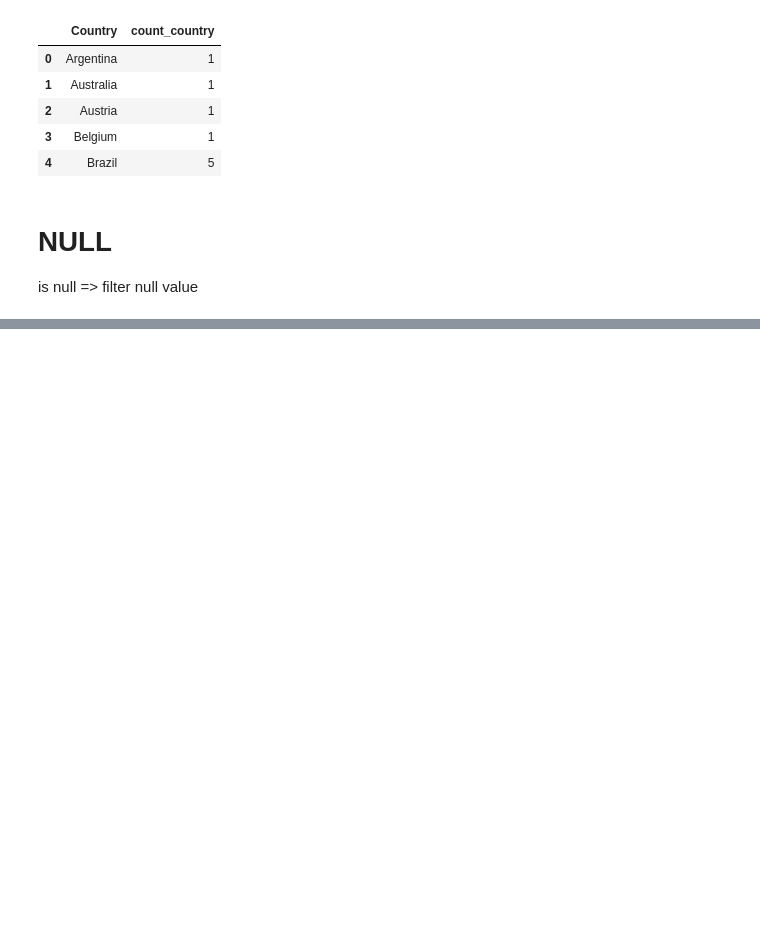
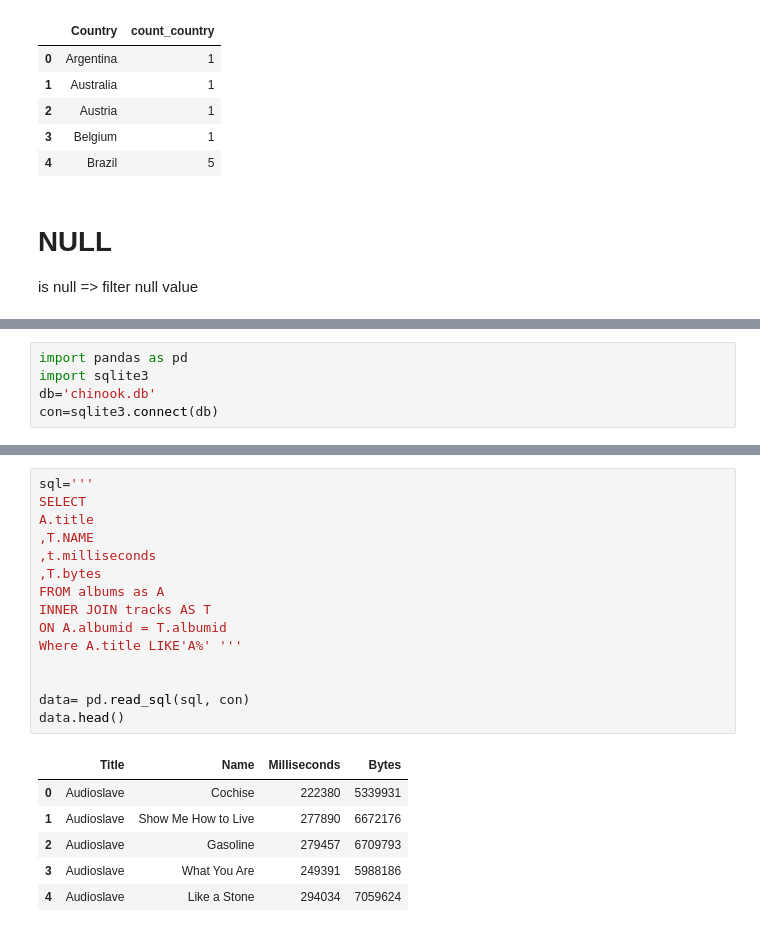
Before and after one commit to Vipoptae/SQL-for-data-analysis, a Jupyter notebook: SQL for data analysis.ipynb, the cells around one changed output, grey strips where cells are left out. Saved outputs shown, nothing was run; the diff lists cells and outputs as text; blank space fills up the shorter version.

```diff
--- a/SQL for data analysis.ipynb
+++ b/SQL for data analysis.ipynb
@@ -356,3 +356,8 @@ data.head()
 | 2 | 5 | František | Wichterlová | JetBrains s.r.o. | Klanova 9/506 | Prague | None | Czech Republic | 14700 | +420 2 4172 5555 | ... |
 | 3 | 6 | Helena | Holý | None | Rilská 3174/6 | Prague | None | Czech Republic | 14300 | +420 2 4177 0449 | ... |
 | 4 | 7 | Astrid | Gruber | None | Rotenturmstraße 4, 1010 Innere Stadt | Vienne | None | Austria | 1010 | +43 01 5134505 | ... |
+# %%
+import pandas as pd
+import sqlite3
+db='chinook.db'
+con=sqlite3.connect(db)
@@ -358,0 +374,22 @@ data.head()
+# %%
+sql='''
+SELECT
+A.title
+,T.NAME
+,t.milliseconds
+,T.bytes
+FROM albums as A
+INNER JOIN tracks AS T
+ON A.albumid = T.albumid
+Where A.title LIKE'A%' '''
+
+
+data= pd.read_sql(sql, con)
+data.head()
+# %% [output]
+|  | Title | Name | Milliseconds | Bytes |
+| 0 | Audioslave | Cochise | 222380 | 5339931 |
+| 1 | Audioslave | Show Me How to Live | 277890 | 6672176 |
+| 2 | Audioslave | Gasoline | 279457 | 6709793 |
+| 3 | Audioslave | What You Are | 249391 | 5988186 |
+| 4 | Audioslave | Like a Stone | 294034 | 7059624 |
```
Also changed, not shown: parts of 17 cells of this notebook.
